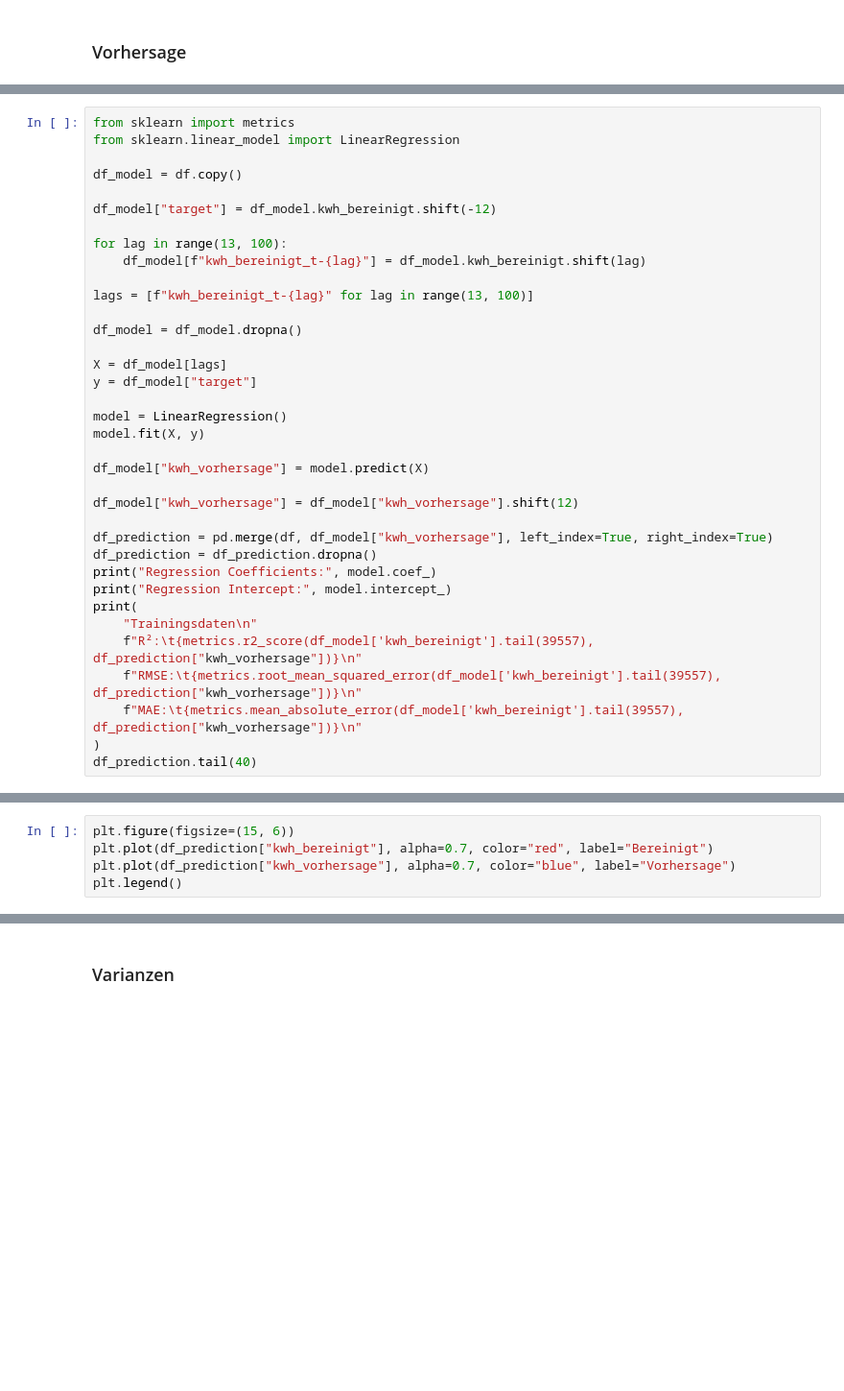
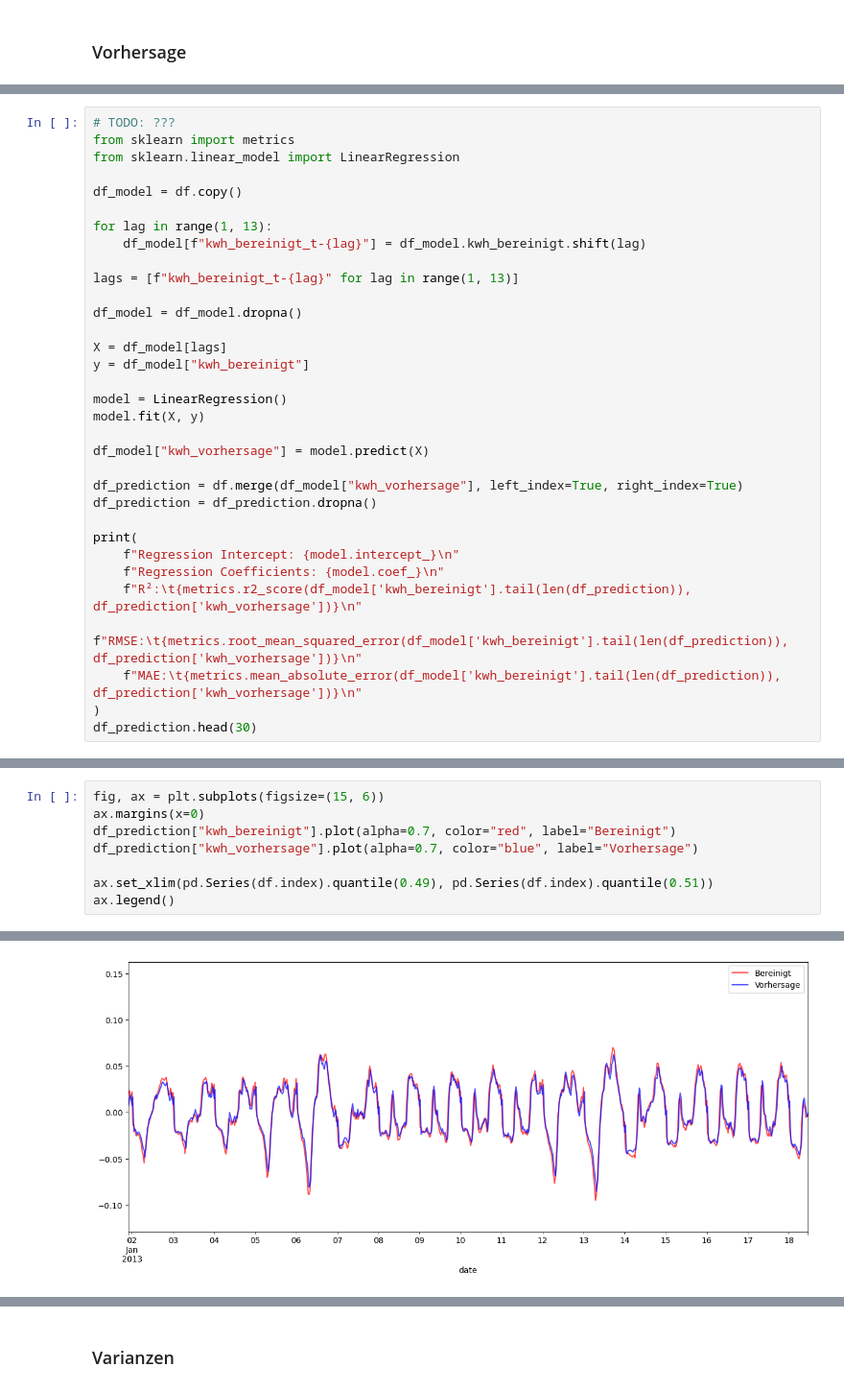
Before and after one commit to vasv1011/semester-3-projekte, a Jupyter notebook: Abgabe 1/analyse.ipynb, the cells around one changed output, grey strips where cells are left out. Shown at 96% size. Drawn from its saved outputs; the diff is of its cells as text; blank space fills up the shorter version.

```diff
--- a/Abgabe 1/analyse.ipynb
+++ b/Abgabe 1/analyse.ipynb
@@ -314,36 +319,33 @@ df_prediction.tail(40)
 # %%
+# TODO: ???
 from sklearn import metrics
 from sklearn.linear_model import LinearRegression
 
 df_model = df.copy()
 
-df_model["target"] = df_model.kwh_bereinigt.shift(-12)
-
-for lag in range(13, 100):
+for lag in range(1, 13):
     df_model[f"kwh_bereinigt_t-{lag}"] = df_model.kwh_bereinigt.shift(lag)
 
-lags = [f"kwh_bereinigt_t-{lag}" for lag in range(13, 100)]
+lags = [f"kwh_bereinigt_t-{lag}" for lag in range(1, 13)]
 
 df_model = df_model.dropna()
 
 X = df_model[lags]
-y = df_model["target"]
+y = df_model["kwh_bereinigt"]
 
 model = LinearRegression()
 model.fit(X, y)
 
 df_model["kwh_vorhersage"] = model.predict(X)
 
-df_model["kwh_vorhersage"] = df_model["kwh_vorhersage"].shift(12)
+df_prediction = df.merge(df_model["kwh_vorhersage"], left_index=True, right_index=True)
+df_prediction = df_prediction.dropna()
 
-df_prediction = pd.merge(df, df_model["kwh_vorhersage"], left_index=True, right_index=True)
-df_prediction = df_prediction.dropna()
-print("Regression Coefficients:", model.coef_)
-print("Regression Intercept:", model.intercept_)
 print(
-    "Trainingsdaten\n"
-    f"R²:\t{metrics.r2_score(df_model['kwh_bereinigt'].tail(39557), df_prediction["kwh_vorhersage"])}\n"
-    f"RMSE:\t{metrics.root_mean_squared_error(df_model['kwh_bereinigt'].tail(39557), df_prediction["kwh_vorhersage"])}\n"
-    f"MAE:\t{metrics.mean_absolute_error(df_model['kwh_bereinigt'].tail(39557), df_prediction["kwh_vorhersage"])}\n"
+    f"Regression Intercept: {model.intercept_}\n"
+    f"Regression Coefficients: {model.coef_}\n"
+    f"R²:\t{metrics.r2_score(df_model['kwh_bereinigt'].tail(len(df_prediction)), df_prediction['kwh_vorhersage'])}\n"
+    f"RMSE:\t{metrics.root_mean_squared_error(df_model['kwh_bereinigt'].tail(len(df_prediction)), df_prediction['kwh_vorhersage'])}\n"
+    f"MAE:\t{metrics.mean_absolute_error(df_model['kwh_bereinigt'].tail(len(df_prediction)), df_prediction['kwh_vorhersage'])}\n"
 )
-df_prediction.tail(40)
+df_prediction.head(30)
@@ -350,5 +377,9 @@ df_prediction.tail(40)
 # %%
-plt.figure(figsize=(15, 6))
-plt.plot(df_prediction["kwh_bereinigt"], alpha=0.7, color="red", label="Bereinigt")
-plt.plot(df_prediction["kwh_vorhersage"], alpha=0.7, color="blue", label="Vorhersage")
-plt.legend()
+fig, ax = plt.subplots(figsize=(15, 6))
+ax.margins(x=0)
+df_prediction["kwh_bereinigt"].plot(alpha=0.7, color="red", label="Bereinigt")
+df_prediction["kwh_vorhersage"].plot(alpha=0.7, color="blue", label="Vorhersage")
+
+ax.set_xlim(pd.Series(df.index).quantile(0.49), pd.Series(df.index).quantile(0.51))
+ax.legend()
+# %% [output]
@@ -355,3 +387,4 @@ plt.legend()
+[figure, added]
 # %%
 from statsmodels.tsa.arima.model import ARIMA
 
```
Also changed, not shown: parts of 12 cells of this notebook.
